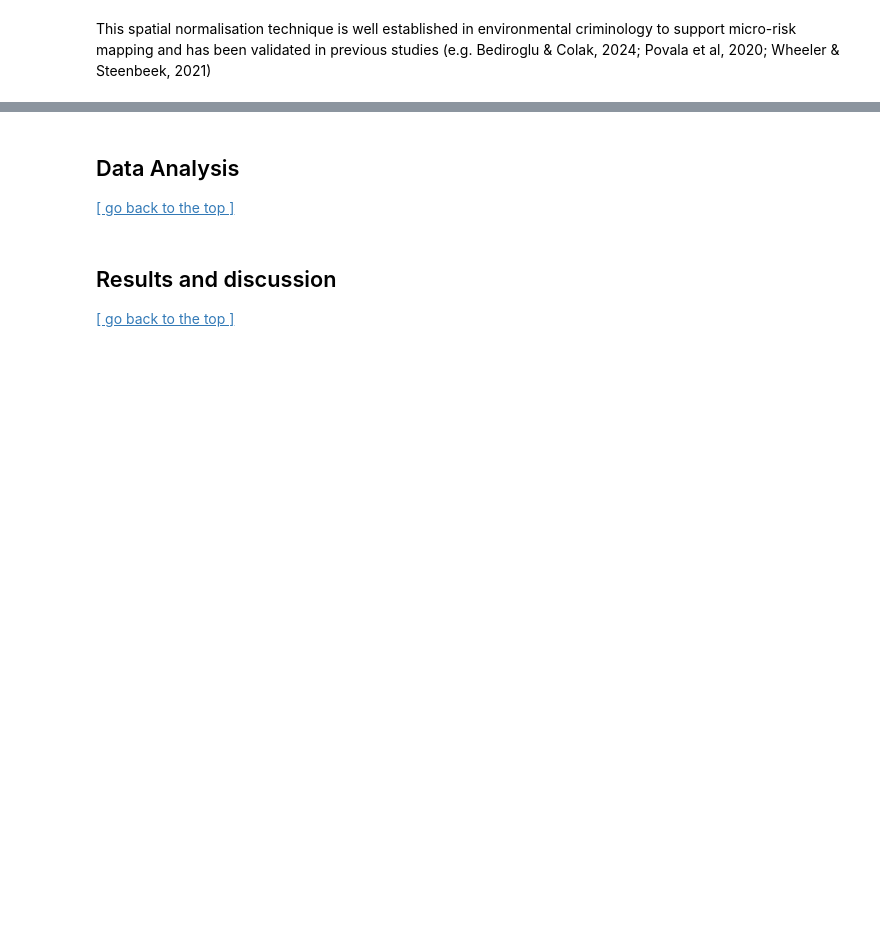
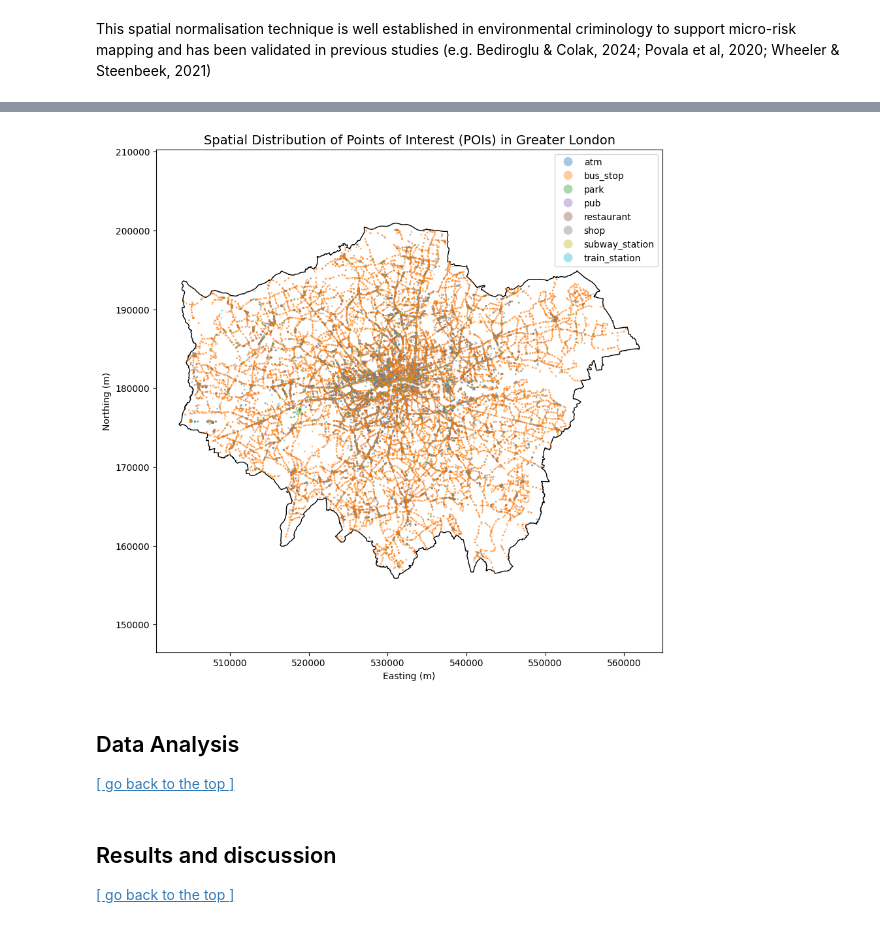
Before and after one commit to ixxiiris/CASA0006_assessment, a Jupyter notebook: Template_submission_CASA0006.ipynb, the cells around one changed output, grey strips where cells are left out. Drawn from its saved outputs; the diff is of its cells as text; code cells hidden in the pictures; blank space fills up the shorter version.

```diff
--- a/Template_submission_CASA0006.ipynb
+++ b/Template_submission_CASA0006.ipynb
@@ -379,0 +468,7 @@ print(poi_all["category"].value_counts())
+# %%
+# Append parks and merge all POIs
+poi_layers.append(parks_all)
+poi_all = gpd.GeoDataFrame(pd.concat(poi_layers, ignore_index=True), crs="EPSG:27700")
+
+# Print counts per category
+print(poi_all["category"].value_counts())
@@ -379,0 +486,19 @@ print(poi_all["category"].value_counts())
+# %%
+# Visual Check : POI Clean Result
+# Create figure and axes
+fig, ax = plt.subplots(figsize=(10, 10))
+
+# Plot Greater London boundary as base layer
+gla_boundary.plot(ax=ax, edgecolor='black', facecolor='none', linewidth=1)
+
+# Plot POIs by category with different colours
+poi_all.plot(ax=ax, column='category', legend=True, markersize=1, alpha=0.4)
+
+# Set plot title and appearance
+plt.title("Spatial Distribution of Points of Interest (POIs) in Greater London", fontsize=14)
+plt.axis("equal")
+plt.xlabel("Easting (m)")
+plt.ylabel("Northing (m)")
+plt.show()
+# %% [output]
+[figure, added]
```
Also changed, not shown: parts of 11 cells of this notebook.
